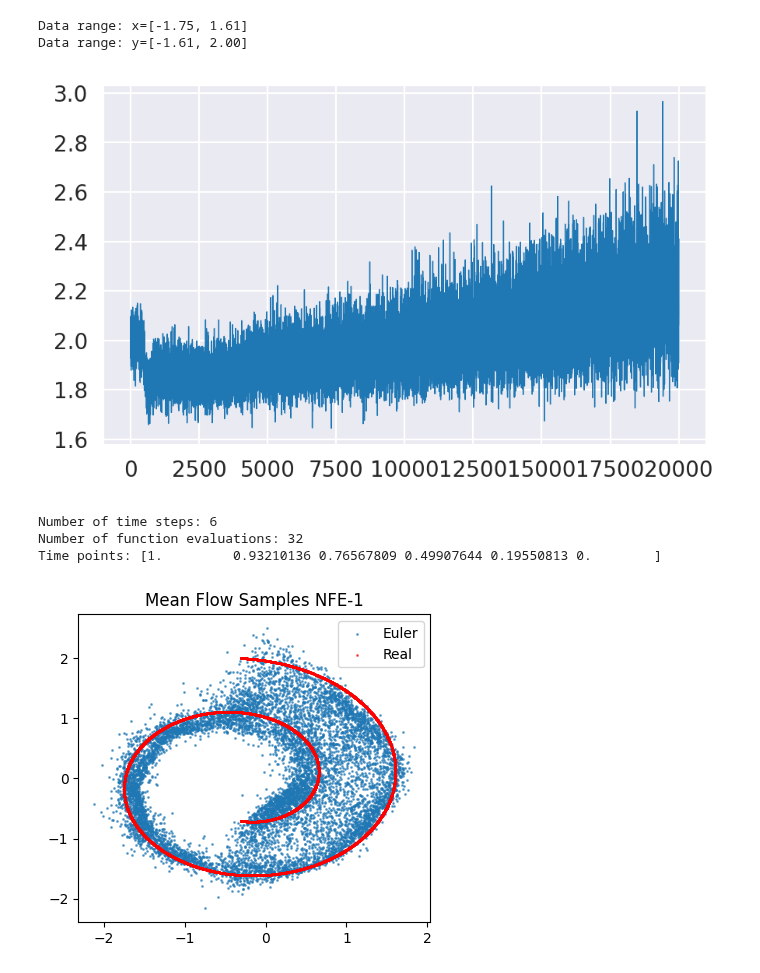
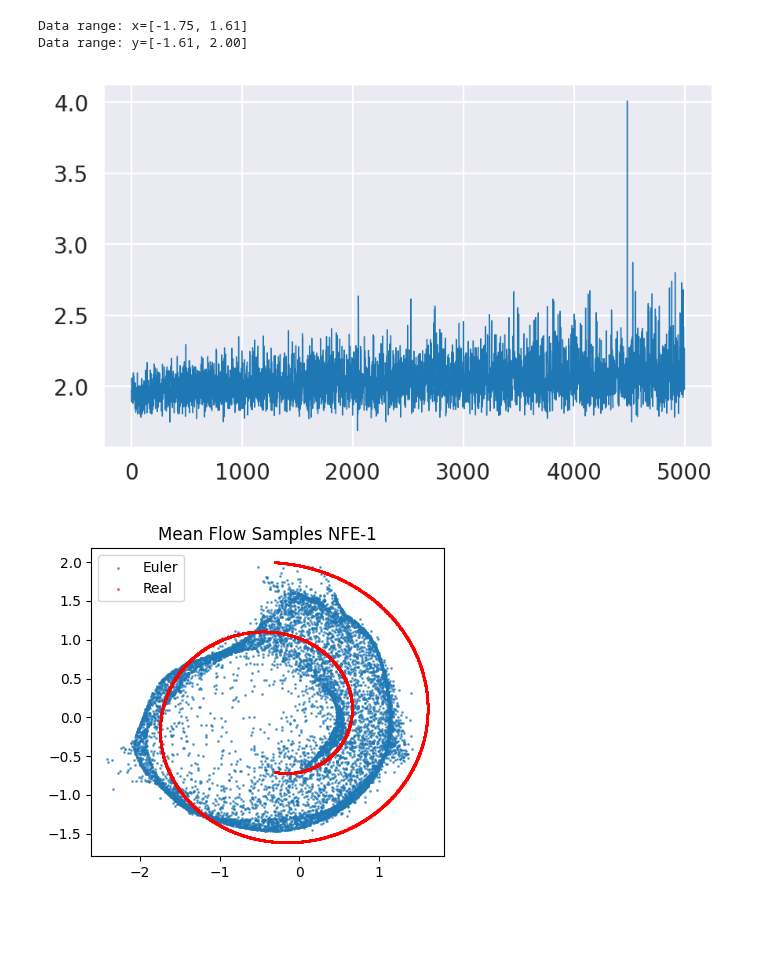
Before and after one commit to etienne87/diffusion_tutorials, a Jupyter notebook: notebooks/mean_flow.ipynb, the cells around one changed output. Drawn from its saved outputs; the diff is of its cells as text; code cells hidden in the pictures; blank space fills up the shorter version.

```diff
--- a/notebooks/mean_flow.ipynb
+++ b/notebooks/mean_flow.ipynb
@@ -60,13 +60,32 @@ def sample_t_r_stable(batch_size, device, min_gap=0.01):
     return t, r
 
 
+# https://github.com/haidog-yaqub/MeanFlow/blob/main/meanflow.py
+def sample_t_r_gh(batch_size, device):
+    mu, sigma = -0.4, 1.0
+    flow_ratio = 0.5
+    normal_samples = np.random.randn(batch_size, 2).astype(np.float32) * sigma + mu
+    samples = 1 / (1 + np.exp(-normal_samples))  # Apply sigmoid
+
+    # Assign t = max, r = min, for each pair
+    t_np = np.maximum(samples[:, 0], samples[:, 1])
+    r_np = np.minimum(samples[:, 0], samples[:, 1])
+
+    num_selected = int(flow_ratio * batch_size)
+    indices = np.random.permutation(batch_size)[:num_selected]
+    r_np[indices] = t_np[indices]
+
+    t = torch.tensor(t_np, device=device)[:,None]
+    r = torch.tensor(r_np, device=device)[:,None]
+    return t, r
+
 
 def train_step(x, model, optimizer):
     """Our Path from Noise to Data is a straight line
     so the target is the speed "v" in closed form.
     Proof is in the paper
     """
-    t,r = sample_t_r_stable(len(x), x.device)
+    t,r = sample_t_r_gh(len(x), x.device)
 
     e = torch.randn_like(x)
     z = (1-t) * x + t * e
@@ -79,7 +98,7 @@ def train_step(x, model, optimizer):
     optimizer.zero_grad()
     loss.backward()
     optimizer.step()
-    torch.nn.utils.clip_grad_norm_(model.parameters(), 1.0)
+    # torch.nn.utils.clip_grad_norm_(model.parameters(), 1.0)
 
     return loss
 
@@ -117,37 +136,37 @@ class TinyMLP(nn.Module):
         x_t = torch.cat((x, r_enc, t_enc), dim=1)
         return self.mlp(x_t)
 
 
 def train(data, model, niter, lr):
     device = 'cuda' if torch.cuda.is_available() else 'cpu'
     model.to(device)
     data = data.to(device)
     optim = torch.optim.AdamW(model.parameters(), lr=lr, betas=(0.9, 0.999))
     batch_size = 1000
     losses = []
     for itr in (pbar := tqdm(range(niter), ncols=100)):
         idx = torch.randperm(len(data))[:batch_size]
         x = data[idx].contiguous()
         loss = train_step(x, model, optim)
         losses.append(loss.item())
         pbar.set_description(f"loss = {loss.item():06f}")
 
     return losses
 
 
-niter = 20000
-lr = 1e-4
-model = TinyMLP(2, 64, 256)
+niter = 5000
+lr = 1e-2
+model = TinyMLP(2, 32, 32)
 model.train()
 losses = train(train_set, model, niter, lr)
 
 
 with sns.axes_style("darkgrid"):
     fig, ax = plt.subplots(1,1, figsize=(5, 3), dpi=200)
     ax.plot(np.arange(niter), losses, linewidth=0.5)
     plt.show()
 # %% [output]
-[figure, old version]
+[figure, new version]
 # %%
 from scipy.integrate import solve_ivp
 
@@ -210,8 +229,8 @@ def generate_samples_ode(model, n_samples=1000, method='RK45', rtol=1e-2, atol=1
 
 
 
-# samples = generate_samples_mf_nfe1(model, 10000)
-samples = generate_samples_ode(model, 10000)
+samples = generate_samples_mf_nfe1(model, 10000)
+# samples = generate_samples_ode(model, 10000)
 
 
 plt.figure(figsize=(10, 4))
@@ -222,7 +241,4 @@ plt.legend()
 plt.title('Mean Flow Samples NFE-1')
 plt.show()
 # %% [output]
-Number of time steps: 6
-Number of function evaluations: 32
-Time points: [1.         0.93210136 0.76567809 0.49907644 0.19550813 0.        ]
-[figure, old version]
+[figure, new version]
```
